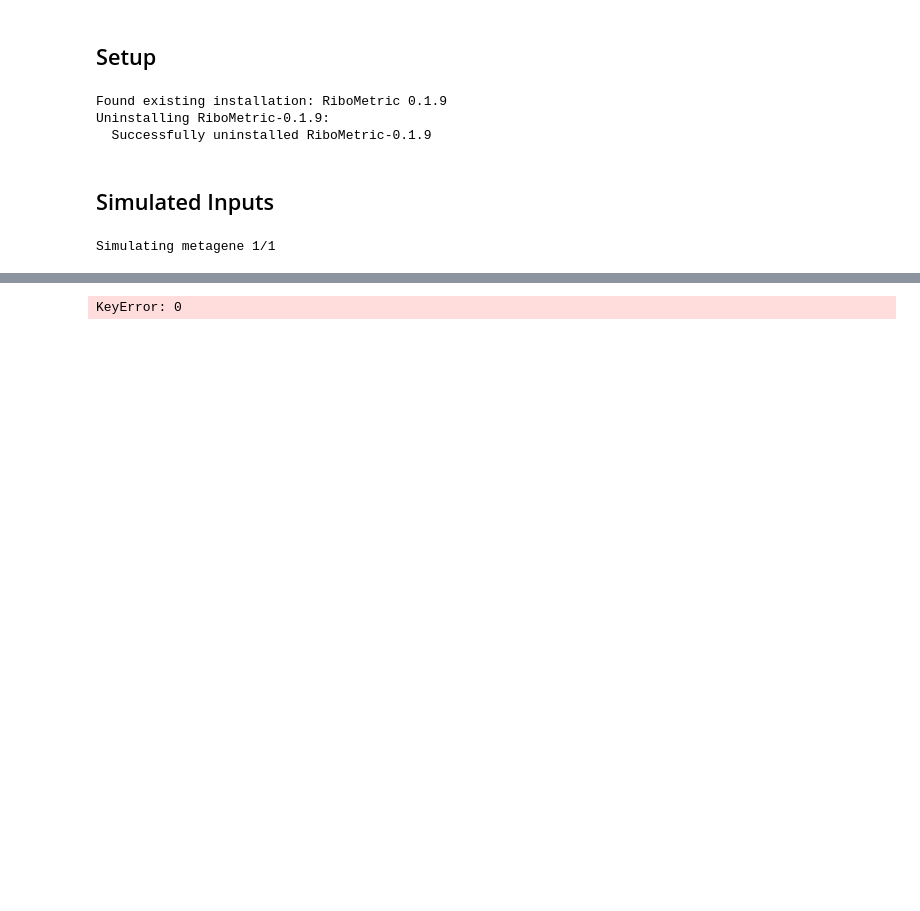
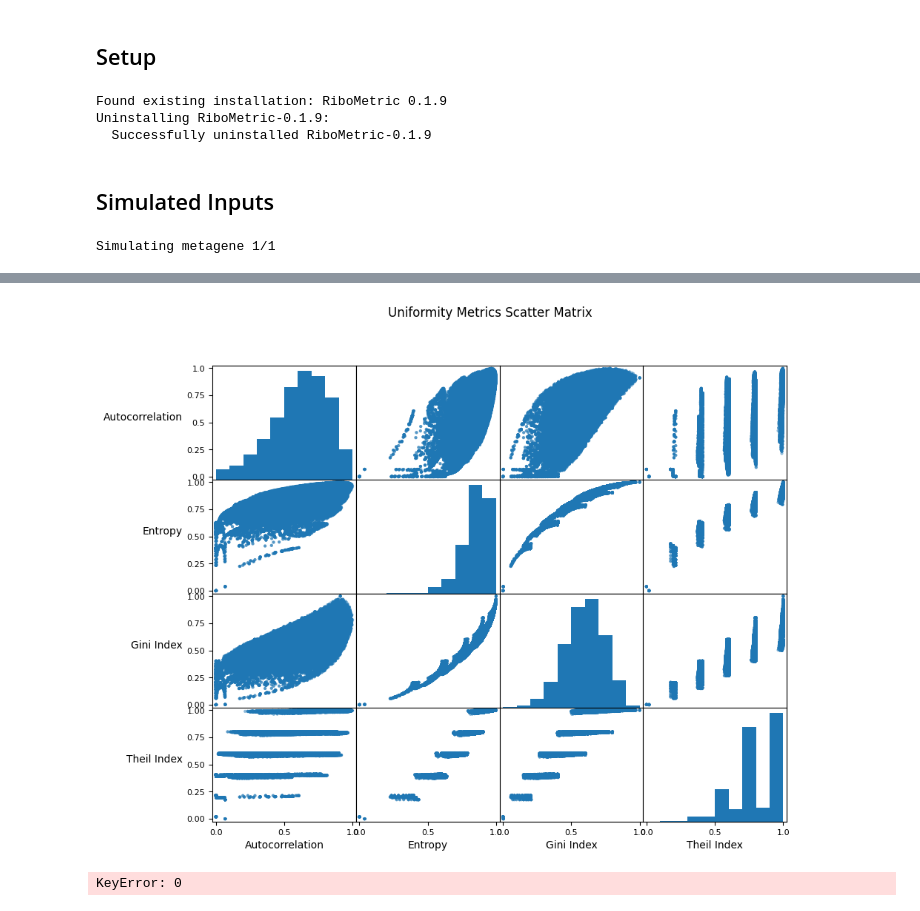
Before and after one commit to JackCurragh/Metric-Analysis, a Jupyter notebook: uniformity.ipynb, the cells around one changed output, grey strips where cells are left out. Cells and saved outputs as stored; diff of their text form; code cells hidden in the pictures; blank space fills up the shorter version.

```diff
--- a/uniformity.ipynb
+++ b/uniformity.ipynb
@@ -217,3 +236,29 @@ plt.show()
+# %%
+# plot scatter matrix
+import pandas as pd
+import matplotlib.pyplot as plt
+
+fig, axes = plt.subplots(nrows=4, ncols=4, figsize=(10, 8))
+
+fig.suptitle('Uniformity Metrics Scatter Matrix')
+
+pd.plotting.scatter_matrix(corr_df, figsize=(10, 10), ax=axes, alpha=0.5)
+
+# Rotate the x-axis tick labels
+for ax in axes.flatten():
+    ax.tick_params(axis='x', labelrotation=0)
+    # set vmin and vmax for all subplots
+    # ax.set_ylim([0, 1])
+    # ax.set_xlim([0, 1])
+
+    # rotate axis labels
+    ax.set_xlabel(ax.get_xlabel(), rotation = 0)
+    ax.set_ylabel(ax.get_ylabel(), rotation = 0, ha = 'right')
+
+# plt.savefig('Figures/periodicity_scatter_matrix.png', format='png')
+plt.show()
+# %% [output]
+[figure, added]
 # %%
 # pickle simulated_metagenes
 import pickle
```
Also changed, not shown: parts of 7 cells of this notebook, 4 other files.
